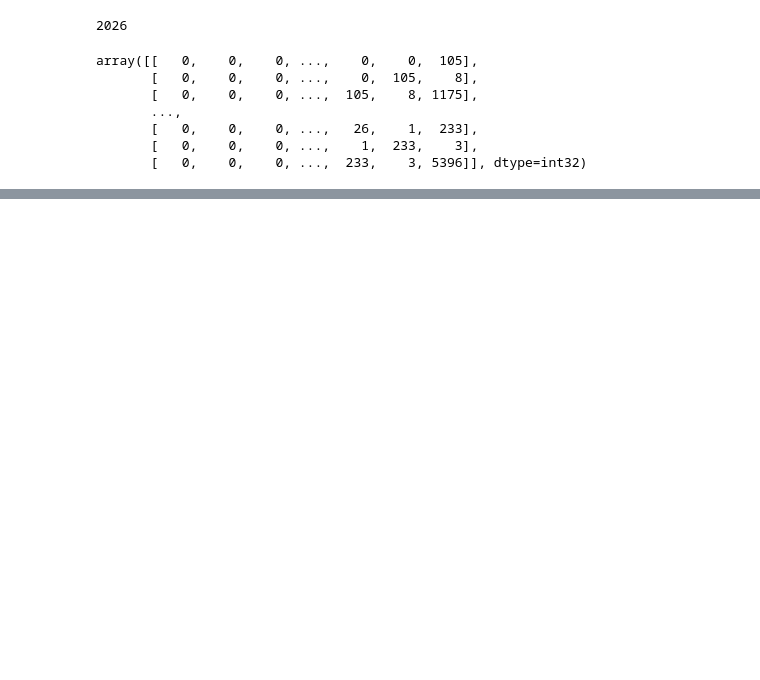
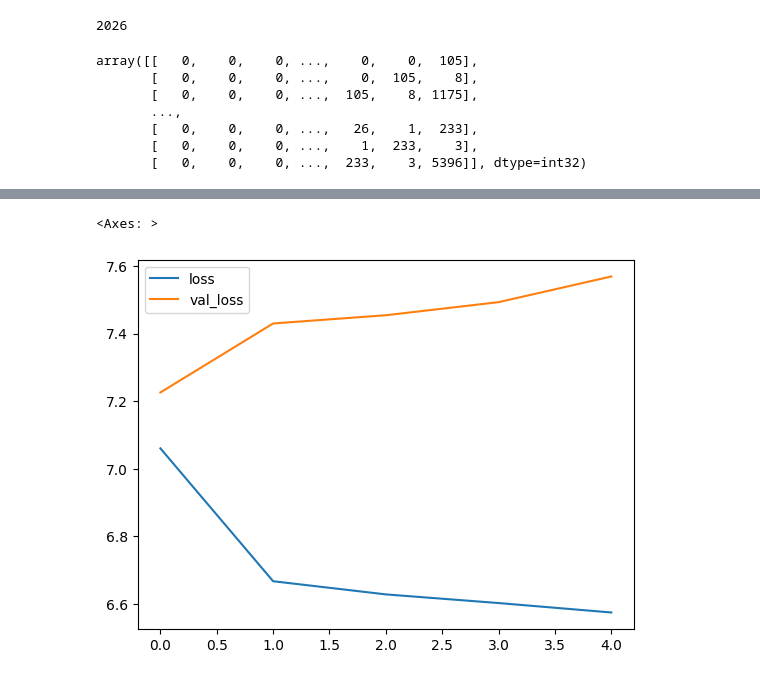
Before and after one commit to gargi-09/My-Kaggle-Work, a Jupyter notebook: Poem Text Generator.ipynb, the cells around one changed output, grey strips where cells are left out. Saved outputs shown, nothing was run; the diff lists cells and outputs as text; code cells hidden in the pictures; blank space fills up the shorter version.

```diff
--- a/Poem Text Generator.ipynb
+++ b/Poem Text Generator.ipynb
@@ -154,0 +200,7 @@ Epoch 4/20
+# %%
+losses = summary.drop(['accuracy','val_accuracy'],axis=1)
+# %%
+losses.plot()
+# %% [output]
+<Axes: >
+[figure, added]
```
Also changed, not shown: parts of 36 cells of this notebook.
